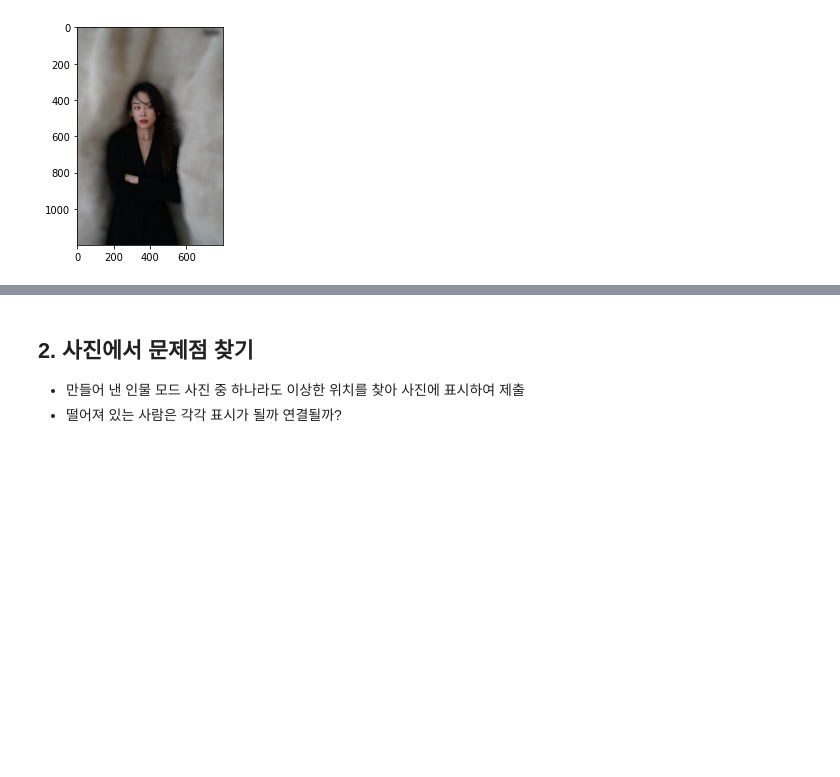
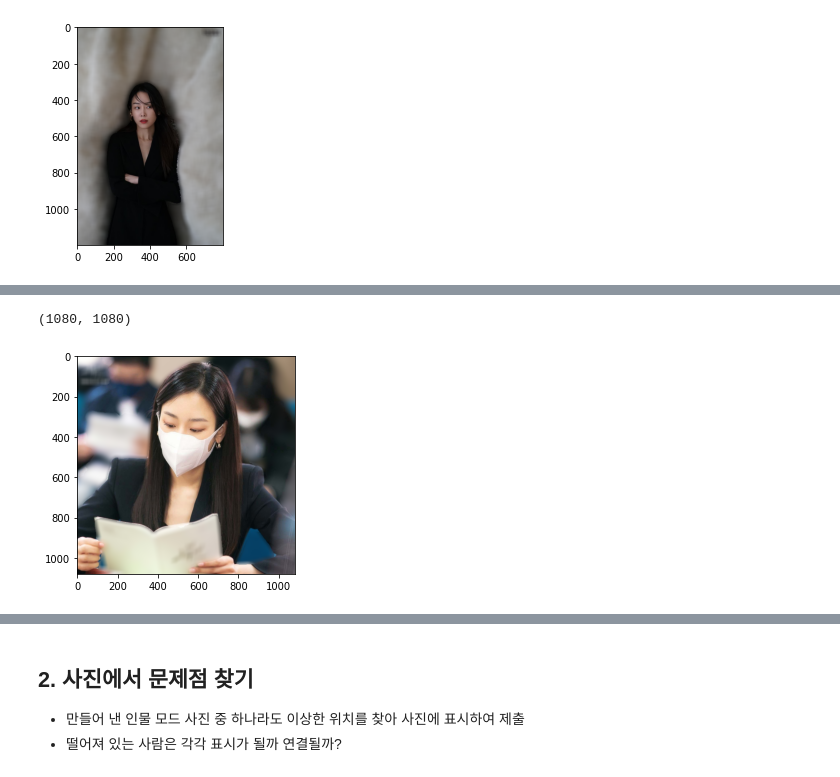
Before and after one commit to huiheee/AIFFEL, a Jupyter notebook: [GD_4]Create_a_portrait.ipynb, the cells around one changed output, grey strips where cells are left out. Saved outputs shown, nothing was run; the diff lists cells and outputs as text; code cells hidden in the pictures; blank space fills up the shorter version.

```diff
--- a/[GD_4]Create_a_portrait.ipynb
+++ b/[GD_4]Create_a_portrait.ipynb
@@ -241,0 +285,5 @@ def img_seg(img, model):
+# %%
+img_seg('서현진10.jpg', model)
+# %% [output]
+(1080, 1080)
+[figure, added]
```
Also changed, not shown: parts of 31 cells of this notebook.
